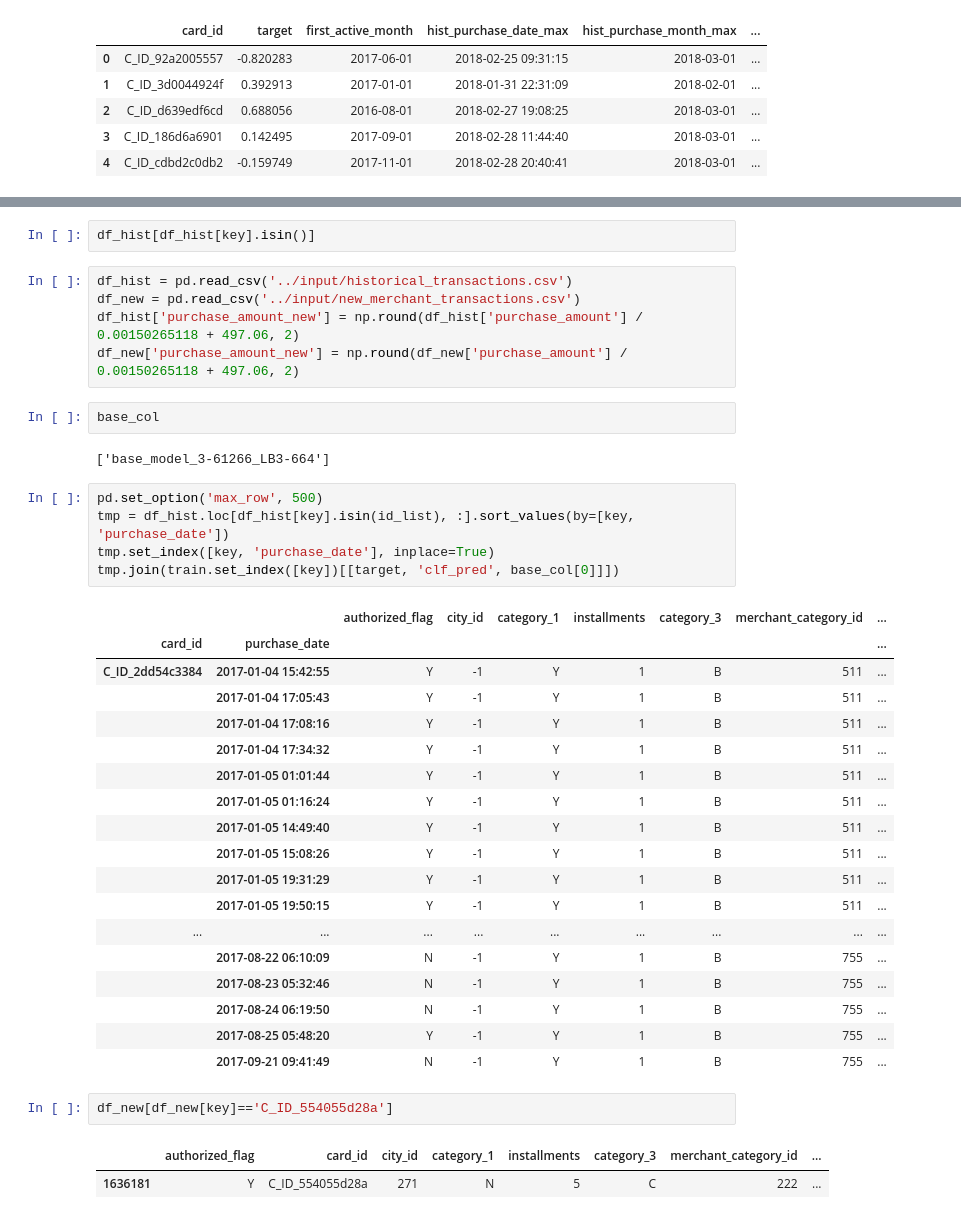
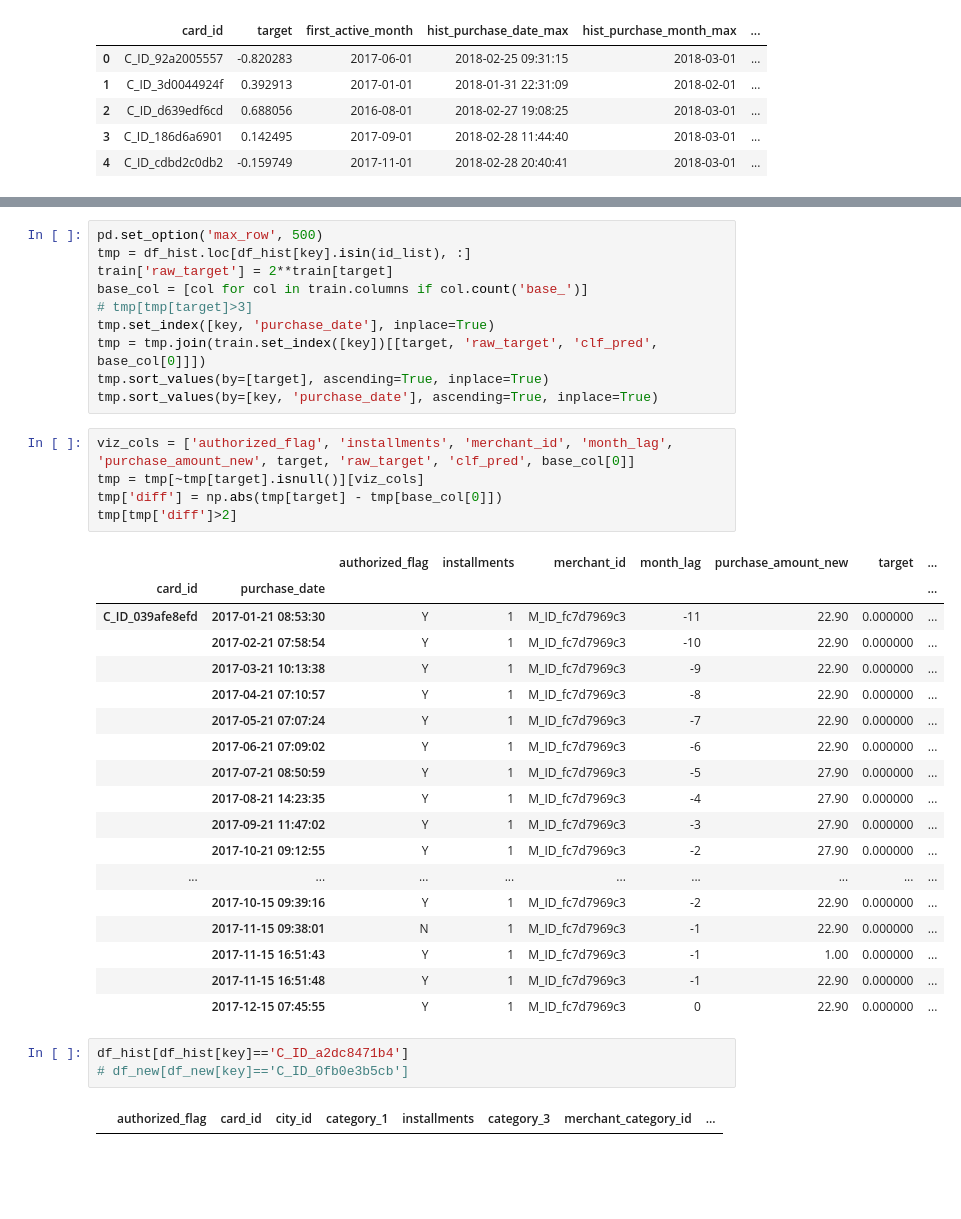
Before and after one commit to Chestnut1999/Elo-Recommendation-23place, a Jupyter notebook: jpy/243_elo_eda_mey_pred.ipynb, the cells around one changed output, grey strips where cells are left out. Cells and saved outputs as stored; diff of their text form; blank space fills up the shorter version.

```diff
--- a/jpy/243_elo_eda_mey_pred.ipynb
+++ b/jpy/243_elo_eda_mey_pred.ipynb
@@ -235,40 +234,39 @@ train.loc[train[key].isin(id_list), :]
+# %%
+pd.set_option('max_row', 500)
+tmp = df_hist.loc[df_hist[key].isin(id_list), :]
+train['raw_target'] = 2**train[target]
+base_col = [col for col in train.columns if col.count('base_')]
+# tmp[tmp[target]>3]
+tmp.set_index([key, 'purchase_date'], inplace=True)
+tmp = tmp.join(train.set_index([key])[[target, 'raw_target', 'clf_pred', base_col[0]]])
+tmp.sort_values(by=[target], ascending=True, inplace=True)
+tmp.sort_values(by=[key, 'purchase_date'], ascending=True, inplace=True)
+# %%
+viz_cols = ['authorized_flag', 'installments', 'merchant_id', 'month_lag', 'purchase_amount_new', target, 'raw_target', 'clf_pred', base_col[0]]
+tmp = tmp[~tmp[target].isnull()][viz_cols]
+tmp['diff'] = np.abs(tmp[target] - tmp[base_col[0]])
+tmp[tmp['diff']>2]
+# %% [output]
+|  |  | authorized_flag | installments | merchant_id | month_lag | purchase_amount_new | target | ... |
+| card_id | purchase_date |  |  |  |  |  |  | ... |
+| C_ID_039afe8efd | 2017-01-21 08:53:30 | Y | 1 | M_ID_fc7d7969c3 | -11 | 22.90 | 0.000000 | ... |
+|  | 2017-02-21 07:58:54 | Y | 1 | M_ID_fc7d7969c3 | -10 | 22.90 | 0.000000 | ... |
+|  | 2017-03-21 10:13:38 | Y | 1 | M_ID_fc7d7969c3 | -9 | 22.90 | 0.000000 | ... |
+|  | 2017-04-21 07:10:57 | Y | 1 | M_ID_fc7d7969c3 | -8 | 22.90 | 0.000000 | ... |
+|  | 2017-05-21 07:07:24 | Y | 1 | M_ID_fc7d7969c3 | -7 | 22.90 | 0.000000 | ... |
+|  | 2017-06-21 07:09:02 | Y | 1 | M_ID_fc7d7969c3 | -6 | 22.90 | 0.000000 | ... |
+|  | 2017-07-21 08:50:59 | Y | 1 | M_ID_fc7d7969c3 | -5 | 27.90 | 0.000000 | ... |
+|  | 2017-08-21 14:23:35 | Y | 1 | M_ID_fc7d7969c3 | -4 | 27.90 | 0.000000 | ... |
+|  | 2017-09-21 11:47:02 | Y | 1 | M_ID_fc7d7969c3 | -3 | 27.90 | 0.000000 | ... |
+|  | 2017-10-21 09:12:55 | Y | 1 | M_ID_fc7d7969c3 | -2 | 27.90 | 0.000000 | ... |
+| ... | ... | ... | ... | ... | ... | ... | ... | ... |
+|  | 2017-10-15 09:39:16 | Y | 1 | M_ID_fc7d7969c3 | -2 | 22.90 | 0.000000 | ... |
+|  | 2017-11-15 09:38:01 | N | 1 | M_ID_fc7d7969c3 | -1 | 22.90 | 0.000000 | ... |
+|  | 2017-11-15 16:51:43 | Y | 1 | M_ID_fc7d7969c3 | -1 | 1.00 | 0.000000 | ... |
+|  | 2017-11-15 16:51:48 | Y | 1 | M_ID_fc7d7969c3 | -1 | 22.90 | 0.000000 | ... |
+|  | 2017-12-15 07:45:55 | Y | 1 | M_ID_fc7d7969c3 | 0 | 22.90 | 0.000000 | ... |
 # %%
-df_hist[df_hist[key].isin()]
+df_hist[df_hist[key]=='C_ID_a2dc8471b4']
+# df_new[df_new[key]=='C_ID_0fb0e3b5cb']
+# %% [output]
+|  | authorized_flag | card_id | city_id | category_1 | installments | category_3 | merchant_category_id | ... |
-# %%
-df_hist = pd.read_csv('../input/historical_transactions.csv')
-df_new = pd.read_csv('../input/new_merchant_transactions.csv')
-df_hist['purchase_amount_new'] = np.round(df_hist['purchase_amount'] / 0.00150265118 + 497.06, 2)
-df_new['purchase_amount_new'] = np.round(df_new['purchase_amount'] / 0.00150265118 + 497.06, 2)
-# %%
-base_col
-# %% [output]
-['base_model_3-61266_LB3-664']
-# %%
-pd.set_option('max_row', 500)
-tmp = df_hist.loc[df_hist[key].isin(id_list), :].sort_values(by=[key, 'purchase_date'])
-tmp.set_index([key, 'purchase_date'], inplace=True)
-tmp.join(train.set_index([key])[[target, 'clf_pred', base_col[0]]])
-# %% [output]
-|  |  | authorized_flag | city_id | category_1 | installments | category_3 | merchant_category_id | ... |
-| card_id | purchase_date |  |  |  |  |  |  | ... |
-| C_ID_2dd54c3384 | 2017-01-04 15:42:55 | Y | -1 | Y | 1 | B | 511 | ... |
-|  | 2017-01-04 17:05:43 | Y | -1 | Y | 1 | B | 511 | ... |
-|  | 2017-01-04 17:08:16 | Y | -1 | Y | 1 | B | 511 | ... |
-|  | 2017-01-04 17:34:32 | Y | -1 | Y | 1 | B | 511 | ... |
-|  | 2017-01-05 01:01:44 | Y | -1 | Y | 1 | B | 511 | ... |
-|  | 2017-01-05 01:16:24 | Y | -1 | Y | 1 | B | 511 | ... |
-|  | 2017-01-05 14:49:40 | Y | -1 | Y | 1 | B | 511 | ... |
-|  | 2017-01-05 15:08:26 | Y | -1 | Y | 1 | B | 511 | ... |
-|  | 2017-01-05 19:31:29 | Y | -1 | Y | 1 | B | 511 | ... |
-|  | 2017-01-05 19:50:15 | Y | -1 | Y | 1 | B | 511 | ... |
-| ... | ... | ... | ... | ... | ... | ... | ... | ... |
-|  | 2017-08-22 06:10:09 | N | -1 | Y | 1 | B | 755 | ... |
-|  | 2017-08-23 05:32:46 | N | -1 | Y | 1 | B | 755 | ... |
-|  | 2017-08-24 06:19:50 | N | -1 | Y | 1 | B | 755 | ... |
-|  | 2017-08-25 05:48:20 | Y | -1 | Y | 1 | B | 755 | ... |
-|  | 2017-09-21 09:41:49 | N | -1 | Y | 1 | B | 755 | ... |
-# %%
-df_new[df_new[key]=='C_ID_554055d28a']
-# %% [output]
-|  | authorized_flag | card_id | city_id | category_1 | installments | category_3 | merchant_category_id | ... |
-| 1636181 | Y | C_ID_554055d28a | 271 | N | 5 | C | 222 | ... |
```
Also changed, not shown: parts of 4 cells of this notebook, 11 other files.
